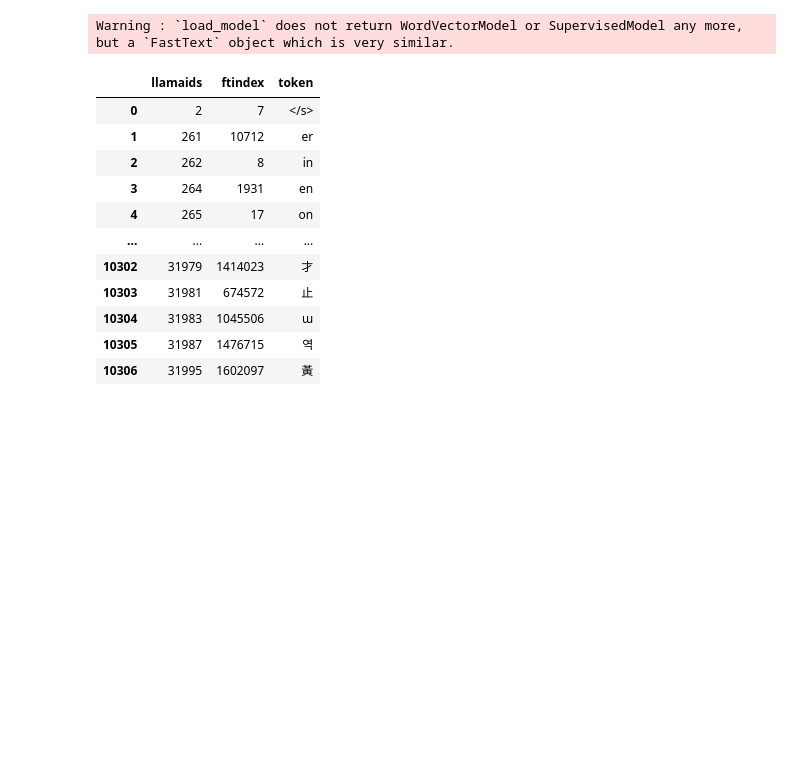
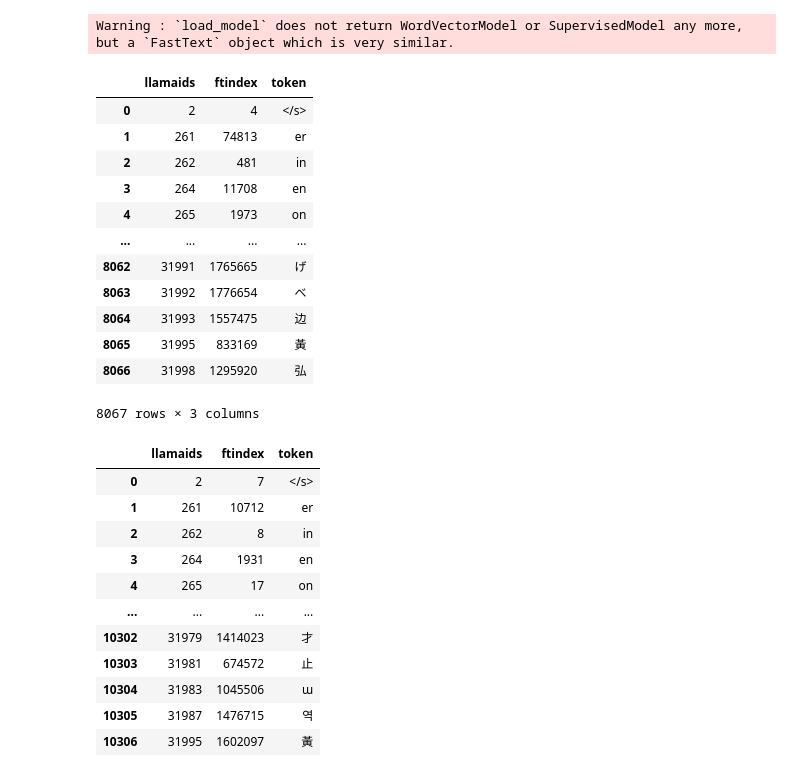
Before and after one commit to Alerza/nlp_task, a Jupyter notebook: Get_fasttext_and_llama_embeding.ipynb, the cells around one changed output. Cells and saved outputs as stored; diff of their text form; code cells hidden in the pictures; blank space fills up the shorter version.

```diff
--- a/Get_fasttext_and_llama_embeding.ipynb
+++ b/Get_fasttext_and_llama_embeding.ipynb
@@ -77,0 +72,18 @@ words_en_df = words_en_df[['ftindex','token']]
+# %%
+vocab_fa_merge = pd.merge(llama_vocab,words_fa_df, how='inner', on='token')
+vocab_fa_merge = vocab_fa_merge[['llamaids','ftindex','token']]
+vocab_fa_merge
+# %% [output]
+|  | llamaids | ftindex | token |
+| 0 | 2 | 4 | </s> |
+| 1 | 261 | 74813 | er |
+| 2 | 262 | 481 | in |
+| 3 | 264 | 11708 | en |
+| 4 | 265 | 1973 | on |
+| ... | ... | ... | ... |
+| 8062 | 31991 | 1765665 | げ |
+| 8063 | 31992 | 1776654 | べ |
+| 8064 | 31993 | 1557475 | 边 |
+| 8065 | 31995 | 833169 | 黃 |
+| 8066 | 31998 | 1295920 | 弘 |
+8067 rows × 3 columns
```
Also changed, not shown: parts of 8 cells of this notebook.
